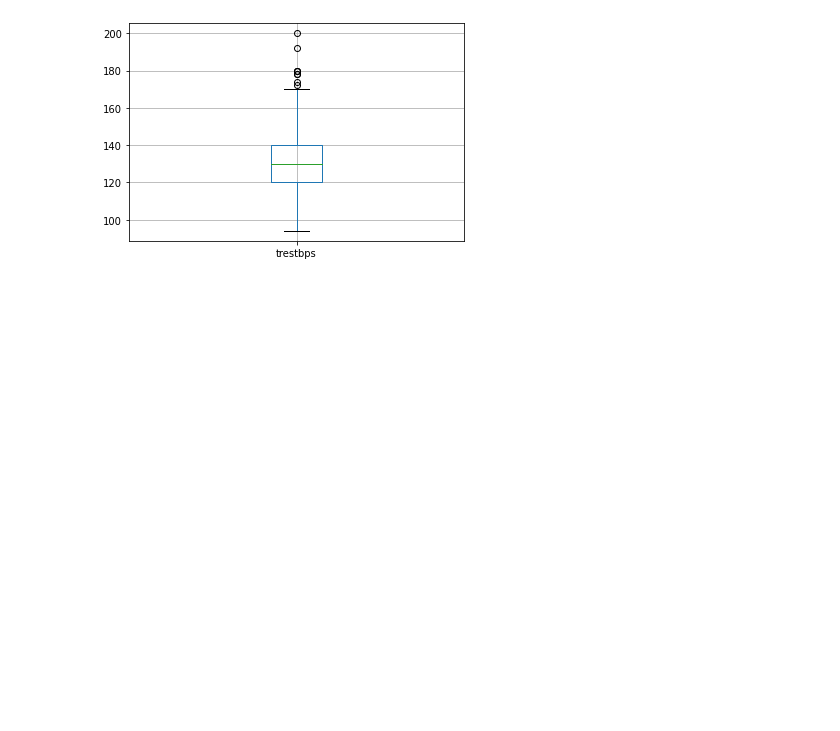
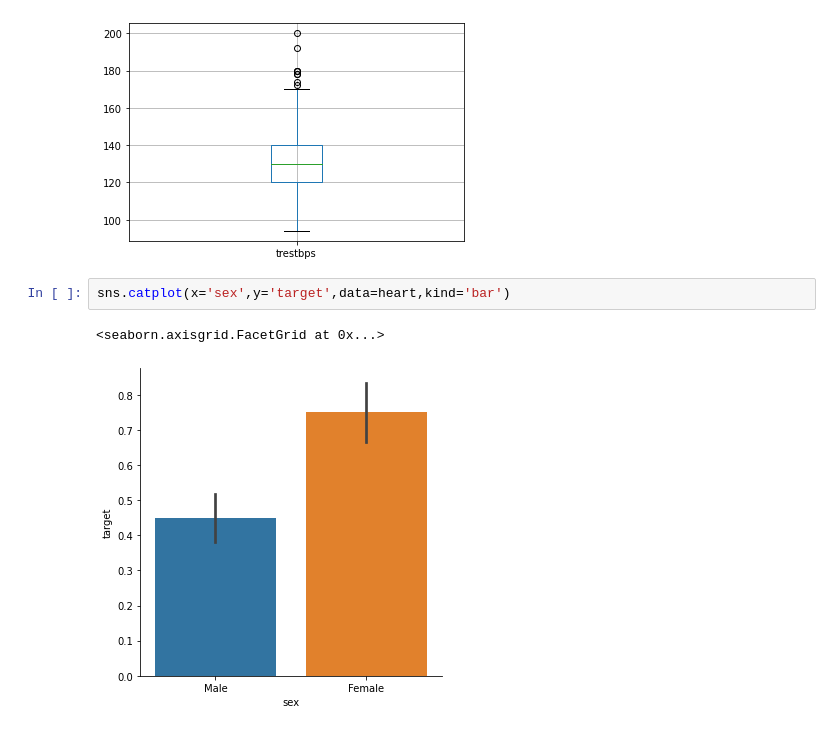
Before and after one commit to Santgupt/Python_Concept, a Jupyter notebook: Seaborn.ipynb, the cells around one changed output. Saved outputs shown, nothing was run; the diff lists cells and outputs as text; blank space fills up the shorter version.

```diff
--- a/Seaborn.ipynb
+++ b/Seaborn.ipynb
@@ -106,3 +106,8 @@ heart.boxplot(column = 'trestbps')
 # %% [output]
 <matplotlib.axes._subplots.AxesSubplot at 0x...>
 [figure]
+# %%
+sns.catplot(x='sex',y='target',data=heart,kind='bar')
+# %% [output]
+<seaborn.axisgrid.FacetGrid at 0x...>
+[figure, added]
```
Also changed, not shown: parts of 15 cells of this notebook.
